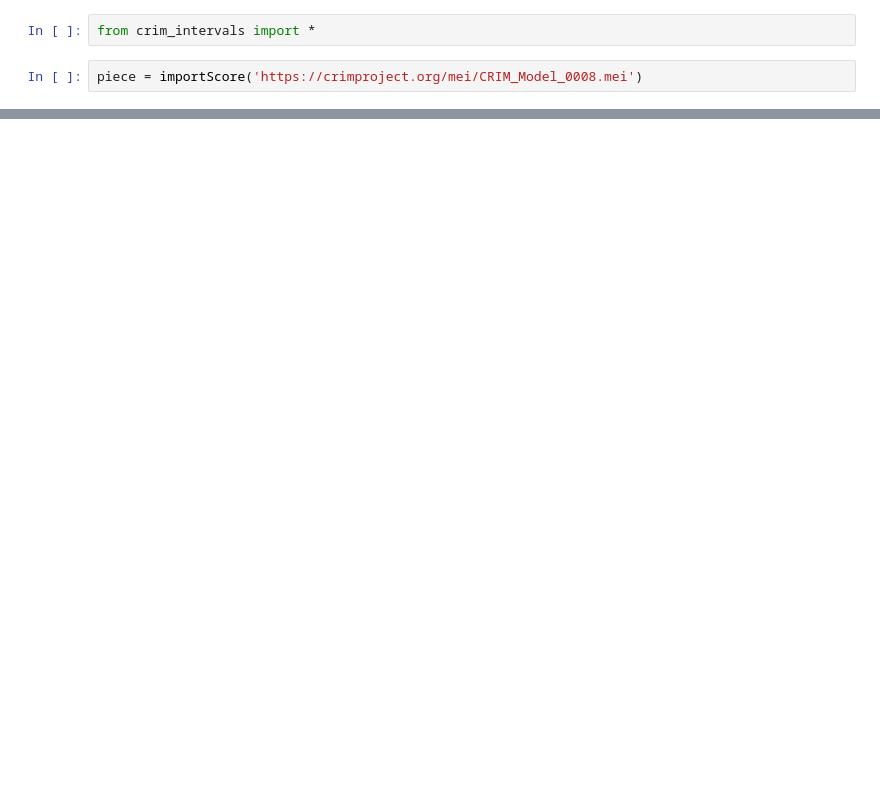
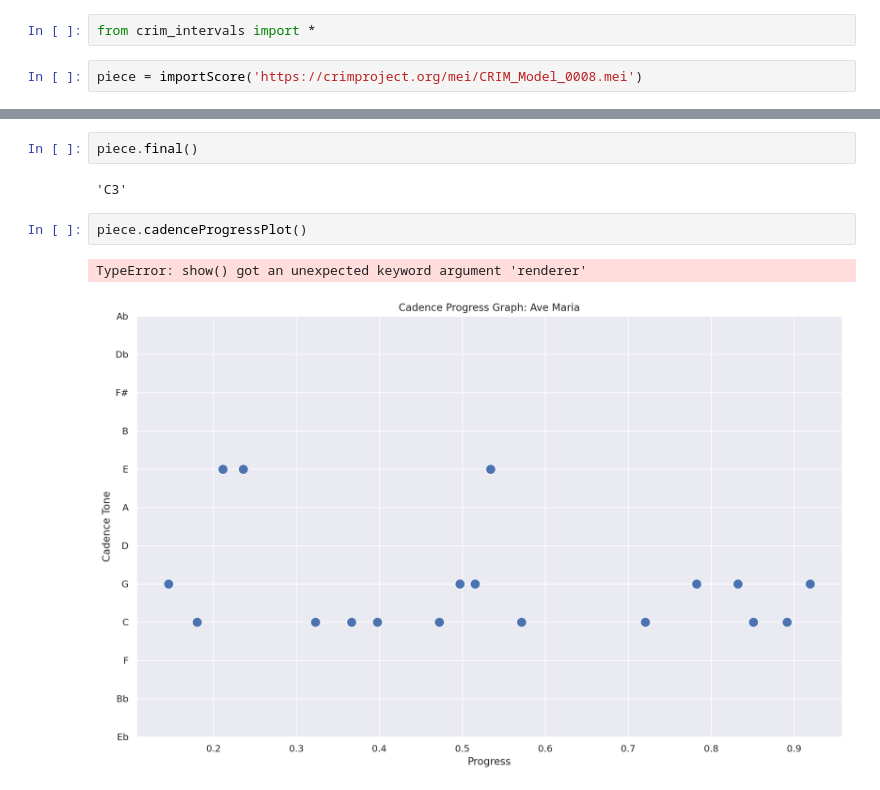
Before and after one commit to fabianmoss/kpw23, a Jupyter notebook: analyze_visualize.ipynb, the cells around one changed output, grey strips where cells are left out. Cells and saved outputs as stored; diff of their text form; blank space fills up the shorter version.

```diff
--- a/test.ipynb
+++ b/analyze_visualize.ipynb
@@ -47,0 +162,9 @@ piece = importScore('https://crimproject.org/mei/CRIM_Model_0008.mei')
+# %%
+piece.final()
+# %% [output]
+'C3'
+# %%
+piece.cadenceProgressPlot()
+# %% [output]
+TypeError: show() got an unexpected keyword argument 'renderer'
+[figure, added]
```
Also changed, not shown: parts of 50 cells of this notebook, 2 other files.
